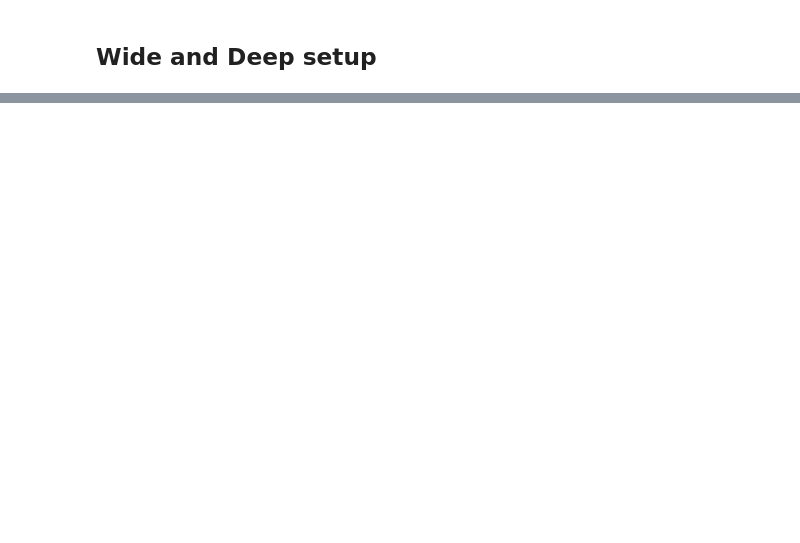
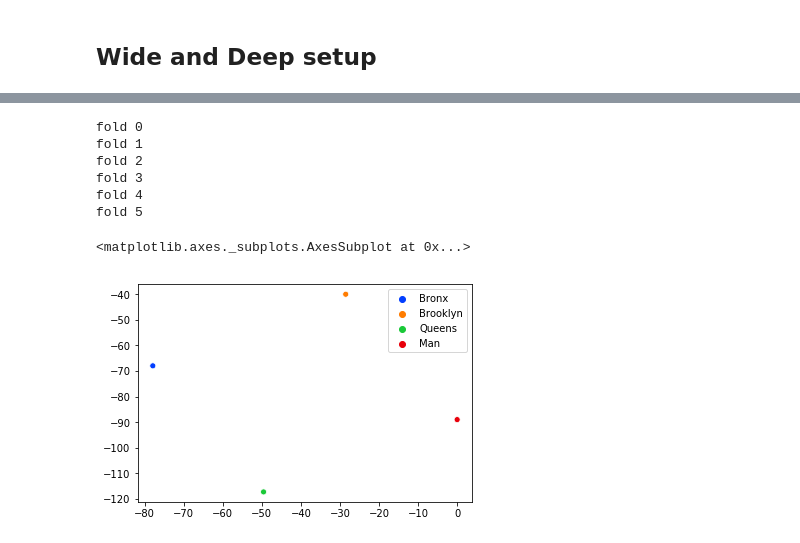
Before and after one commit to l1onh3art88/ml-lab2, a Jupyter notebook: lab5/lab5.ipynb, the cells around one changed output, grey strips where cells are left out. Drawn from its saved outputs; the diff is of its cells as text; code cells hidden in the pictures; blank space fills up the shorter version.

```diff
--- a/lab5/lab5.ipynb
+++ b/lab5/lab5.ipynb
@@ -1097,0 +1259,39 @@ plt.grid()
+# %%
+from sklearn.manifold import TSNE
+from sklearn.decomposition import PCA
+
+import matplotlib.pyplot as plt
+from mpl_toolkits.mplot3d import Axes3D
+import seaborn as sns
+tsne_fold=[]
+for i,fold in enumerate(embeddings):
+    print('fold', i)
+    tsnelayerresults = []
+    for embedlayer in fold:
+        tsne = TSNE(n_components=2, verbose=0, perplexity=40, n_iter=300)
+        tsne_results = tsne.fit_transform(embedlayer.get_weights()[0])
+        tsnelayerresults.append(np.array(tsne_results))
+    tsne_fold.append(np.array(tsnelayerresults))
+tsne_fold = np.array(tsne_fold)
+palette = sns.color_palette("bright", 4)
+categorical_headers_ints = ['borough_int',
+                            'timeOfDay_int','day_int','1hrAgo','2hrAgo','3hrAgo']
+plt.grid(False)
+# tsne_data = []
+# for i in range(len(categorical_headers_ints)):
+#     temp = []
+#     for fld in tsne_fold:
+#         temp.append(fld[i][:,])
+#     tsne_data.append(temp)
+# print(tsne_data)
+boroughs = ['Bronx','Brooklyn','Queens','Man']
+sns.scatterplot(tsne_fold[5][0][:,0], tsne_fold[5][0][:,1], hue = boroughs , legend='full', palette=palette)
+# %% [output]
+fold 0
+fold 1
+fold 2
+fold 3
+fold 4
+fold 5
+<matplotlib.axes._subplots.AxesSubplot at 0x...>
+[figure, added]
```
Also changed, not shown: parts of 24 cells of this notebook.
